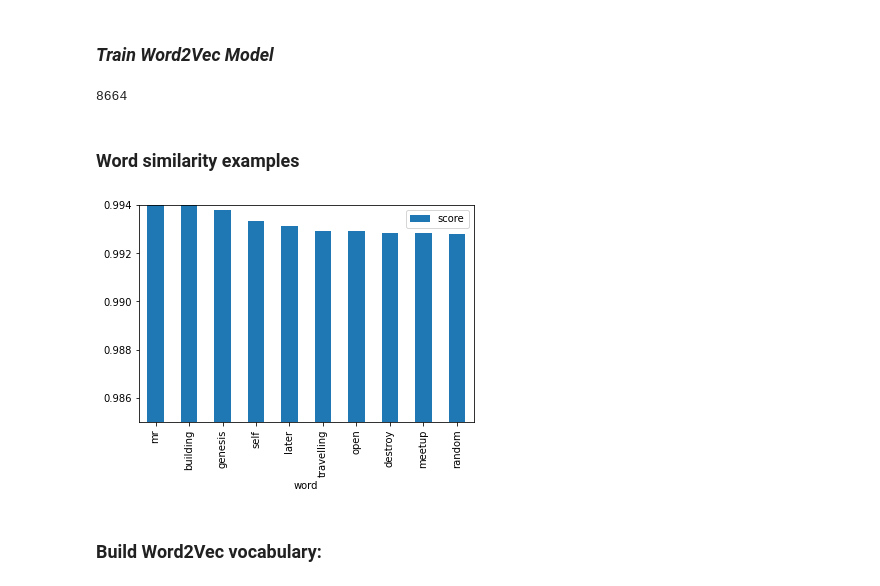
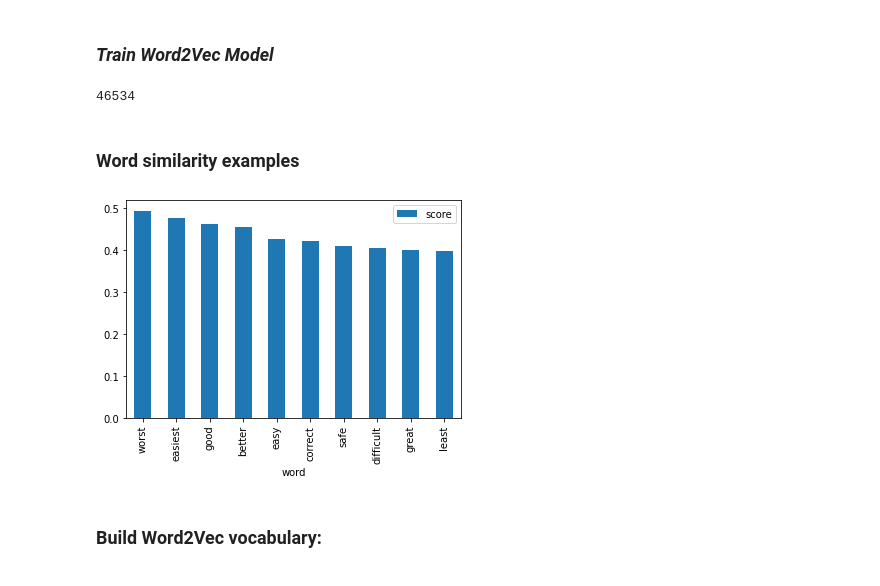
Before and after one commit to orbenishay/Classification, a Jupyter notebook: Toxic_comments_classification.ipynb, the cells around one changed output. Drawn from its saved outputs; the diff is of its cells as text; code cells hidden in the pictures.

```diff
--- a/Toxic_comments_classification.ipynb
+++ b/Toxic_comments_classification.ipynb
@@ -102,7 +102,7 @@ Saving train10000.csv to train10000.csv
 # %% [markdown]
 Get the data
 # %%
-traincomments=pd.read_csv('train10000.csv')
+traincomments=pd.read_csv('train.csv')
 # traincomments.head()
 traincomments.info()
 # traincomments.tail()
@@ -352,15 +352,15 @@ word2vec_data = traincomments.copy()
 model = Word2Vec(sentences_word2vec, size=100, window=5, min_count=3, workers=4) # train the model
 len(model.wv.vocab) #how many words in the vocabulary
 # %% [output]
-8664
+46534
 # %% [markdown]
 ### **Word similarity examples**
 # %%
-sims=model.wv.most_similar('kill');
-sims_df=pd.DataFrame(data=sims, columns=['word','score']);
-sims_df.sort_values(by='score',ascending=False).plot.bar('word','score',ylim=(0.985,0.994));
+sims=model.wv.most_similar('best');
+sims_df=pd.DataFrame(data=sims, columns=['word','score'])
+sims_df.sort_values(by='score',ascending=False).plot.bar('word','score');
 # %% [output]
-[figure, old version]
+[figure, new version]
 # %% [markdown]
 ### **Build Word2Vec vocabulary:**
 # %%
```
Also changed, not shown: parts of 32 cells of this notebook.
